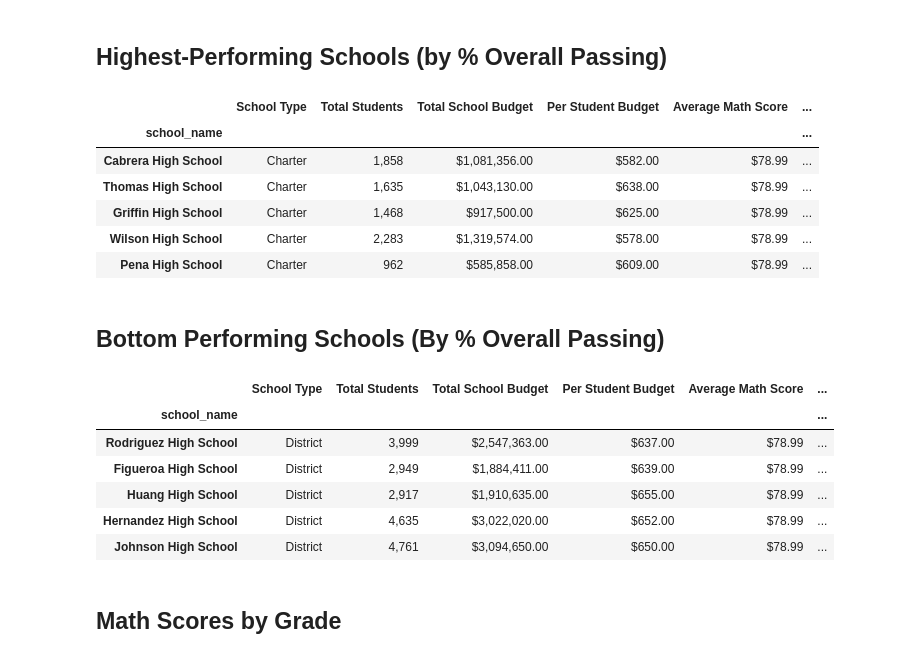
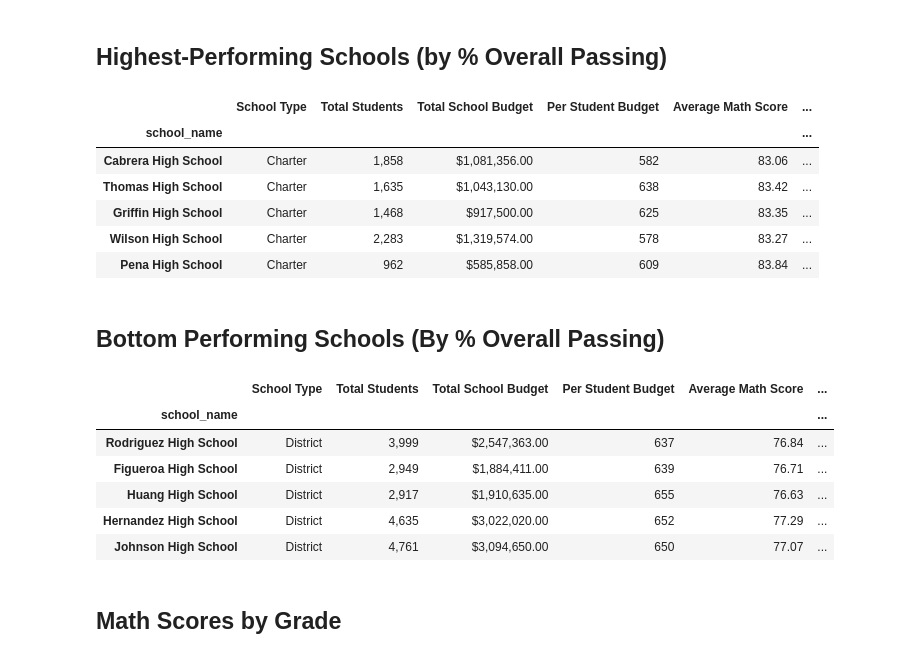
Before and after one commit to vgpass/pandas-challenge, a Jupyter notebook: PyCitySchools/PyCitySchools_workingcopy.ipynb, the cells around one changed output. Saved outputs shown, nothing was run; the diff lists cells and outputs as text; code cells hidden in the pictures.

Commit message:
Updating Working Copy

```diff
--- a/PyCitySchools/PyCitySchools_workingcopy.ipynb
+++ b/PyCitySchools/PyCitySchools_workingcopy.ipynb
@@ -239,19 +255,21 @@ per_school_summary = pd.DataFrame({"School Type": school_types,
                                     "Total Students": per_school_counts,
                                     "Total School Budget": per_school_budget,
                                     "Per Student Budget": per_school_capita,
-                                    "Average Math Score": average_math_score,
-                                    "Average Reading Score": average_reading_score,
+                                    "Average Math Score": per_school_math,
+                                    "Average Reading Score": per_school_reading,
                                     "% Passing Math": per_school_passing_math,
                                     "% Passing Reading": per_school_passing_reading,
                                     "% Overall Passing": overall_passing_rate
 })
 
+school_spending_df = per_school_summary.copy()
+
 # Formatting
 per_school_summary["Total Students"] = per_school_summary["Total Students"].map("{:,}".format)
 per_school_summary["Total School Budget"] = per_school_summary["Total School Budget"].map("${:,.2f}".format)
-per_school_summary["Per Student Budget"] = per_school_summary["Per Student Budget"].map("${:,.2f}".format)
-per_school_summary["Average Math Score"] = per_school_summary["Average Math Score"].map("${:,.2f}".format)
-per_school_summary["Average Reading Score"] = per_school_summary["Average Reading Score"].map("${:,.2f}".format)
+per_school_summary["Per Student Budget"] = per_school_summary["Per Student Budget"].map("${:.0f}".format)
+per_school_summary["Average Math Score"] = per_school_summary["Average Math Score"].map("{:,.2f}".format)
+per_school_summary["Average Reading Score"] = per_school_summary["Average Reading Score"].map("{:,.2f}".format)
 per_school_summary["% Passing Math"] = per_school_summary["% Passing Math"].map("{:.2f}%".format)
 per_school_summary["% Passing Reading"] = per_school_summary["% Passing Reading"].map("{:.2f}%".format)
 per_school_summary["% Overall Passing"] = per_school_summary["% Overall Passing"].map("{:.2f}%".format)
@@ -271,27 +305,27 @@ per_school_summary.sort_values(by=["% Overall Passing"], ascending=False).head(5
 # %% [output]
 |  | School Type | Total Students | Total School Budget | Per Student Budget | Average Math Score | ... |
 | school_name |  |  |  |  |  | ... |
-| Cabrera High School | Charter | 1,858 | $1,081,356.00 | $582.00 | $78.99 | ... |
-| Thomas High School | Charter | 1,635 | $1,043,130.00 | $638.00 | $78.99 | ... |
-| Griffin High School | Charter | 1,468 | $917,500.00 | $625.00 | $78.99 | ... |
-| Wilson High School | Charter | 2,283 | $1,319,574.00 | $578.00 | $78.99 | ... |
-| Pena High School | Charter | 962 | $585,858.00 | $609.00 | $78.99 | ... |
+| Cabrera High School | Charter | 1,858 | $1,081,356.00 | 582 | 83.06 | ... |
+| Thomas High School | Charter | 1,635 | $1,043,130.00 | 638 | 83.42 | ... |
+| Griffin High School | Charter | 1,468 | $917,500.00 | 625 | 83.35 | ... |
+| Wilson High School | Charter | 2,283 | $1,319,574.00 | 578 | 83.27 | ... |
+| Pena High School | Charter | 962 | $585,858.00 | 609 | 83.84 | ... |
 # %% [markdown]
 ## Bottom Performing Schools (By % Overall Passing)
 # %%
 # Sort the schools by `% Overall Passing` in ascending order and display the top 5 rows.
 
 from numpy import int64
-overall_passing_rate.astype('float64')
+overall_passing_rate.astype('int64')
 per_school_summary.sort_values(by=["% Overall Passing"]).head(5)
 # %% [output]
 |  | School Type | Total Students | Total School Budget | Per Student Budget | Average Math Score | ... |
 | school_name |  |  |  |  |  | ... |
-| Rodriguez High School | District | 3,999 | $2,547,363.00 | $637.00 | $78.99 | ... |
-| Figueroa High School | District | 2,949 | $1,884,411.00 | $639.00 | $78.99 | ... |
-| Huang High School | District | 2,917 | $1,910,635.00 | $655.00 | $78.99 | ... |
-| Hernandez High School | District | 4,635 | $3,022,020.00 | $652.00 | $78.99 | ... |
-| Johnson High School | District | 4,761 | $3,094,650.00 | $650.00 | $78.99 | ... |
+| Rodriguez High School | District | 3,999 | $2,547,363.00 | 637 | 76.84 | ... |
+| Figueroa High School | District | 2,949 | $1,884,411.00 | 639 | 76.71 | ... |
+| Huang High School | District | 2,917 | $1,910,635.00 | 655 | 76.63 | ... |
+| Hernandez High School | District | 4,635 | $3,022,020.00 | 652 | 77.29 | ... |
+| Johnson High School | District | 4,761 | $3,094,650.00 | 650 | 77.07 | ... |
 # %% [markdown]
 ## Math Scores by Grade
 # %%
```
Also changed, not shown: parts of 6 cells of this notebook.
